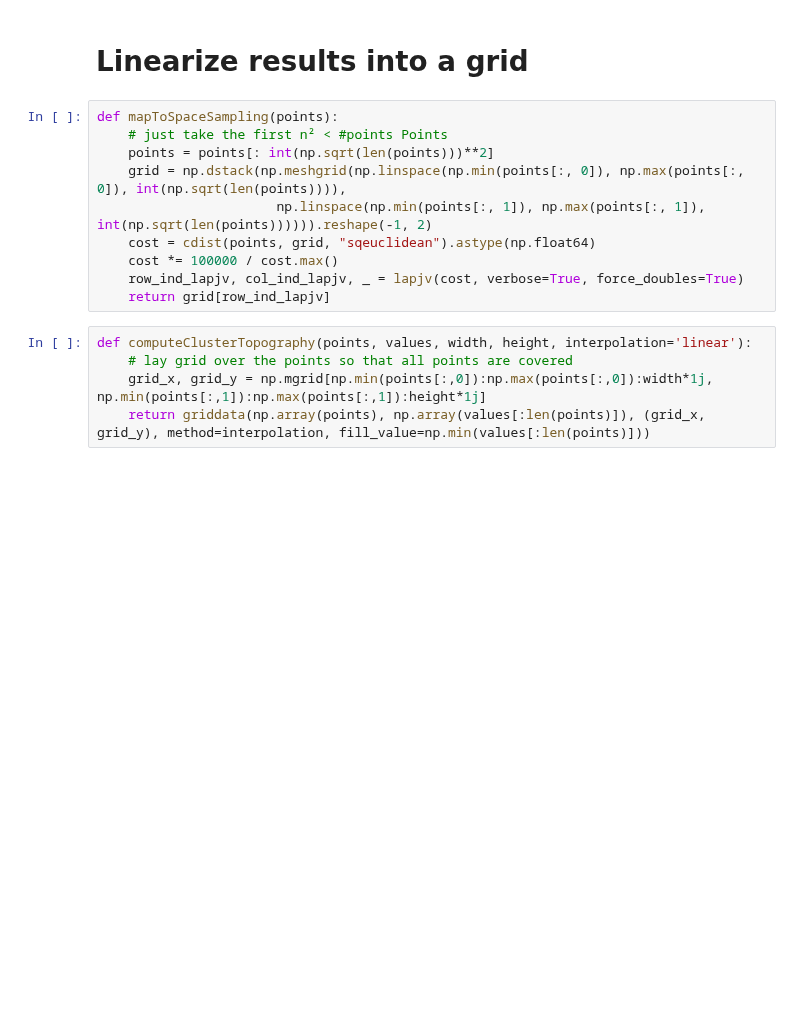
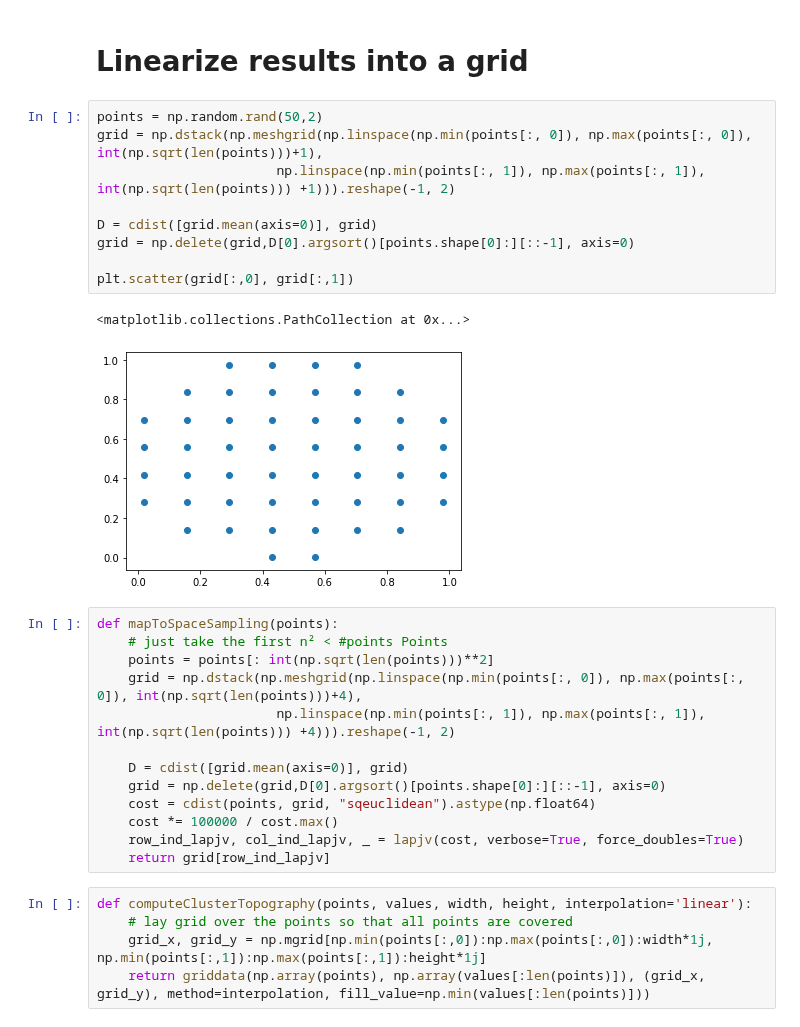
Before and after one commit to FUB-HCC/IKON-backend, a Jupyter notebook: src/topicextraction/nlp/nlp_pipeline.ipynb, the cells around one changed output. Saved outputs shown, nothing was run; the diff lists cells and outputs as text; blank space fills up the shorter version.

```diff
--- a/src/topicextraction/nlp/nlp_pipeline.ipynb
+++ b/src/topicextraction/nlp/nlp_pipeline.ipynb
@@ -475,12 +464,27 @@ def dimReductiontSNE(tfs_reduced, perplexity=30, learning_rate=100, targetDim=2)
     return tfs_2d
 # %% [markdown]
 # Linearize results into a grid
+# %%
+points = np.random.rand(50,2)
+grid = np.dstack(np.meshgrid(np.linspace(np.min(points[:, 0]), np.max(points[:, 0]), int(np.sqrt(len(points)))+1),
+                       np.linspace(np.min(points[:, 1]), np.max(points[:, 1]), int(np.sqrt(len(points))) +1))).reshape(-1, 2)
+
+D = cdist([grid.mean(axis=0)], grid)
+grid = np.delete(grid,D[0].argsort()[points.shape[0]:][::-1], axis=0)
+
+plt.scatter(grid[:,0], grid[:,1])
+# %% [output]
+<matplotlib.collections.PathCollection at 0x...>
+[figure, added]
 # %%
 def mapToSpaceSampling(points):
     # just take the first n² < #points Points
     points = points[: int(np.sqrt(len(points)))**2]
-    grid = np.dstack(np.meshgrid(np.linspace(np.min(points[:, 0]), np.max(points[:, 0]), int(np.sqrt(len(points)))),
-                       np.linspace(np.min(points[:, 1]), np.max(points[:, 1]), int(np.sqrt(len(points)))))).reshape(-1, 2)
+    grid = np.dstack(np.meshgrid(np.linspace(np.min(points[:, 0]), np.max(points[:, 0]), int(np.sqrt(len(points)))+4),
+                       np.linspace(np.min(points[:, 1]), np.max(points[:, 1]), int(np.sqrt(len(points))) +4))).reshape(-1, 2)
+
+    D = cdist([grid.mean(axis=0)], grid)
+    grid = np.delete(grid,D[0].argsort()[points.shape[0]:][::-1], axis=0)
     cost = cdist(points, grid, "sqeuclidean").astype(np.float64)
     cost *= 100000 / cost.max()
     row_ind_lapjv, col_ind_lapjv, _ = lapjv(cost, verbose=True, force_doubles=True)
```
Also changed, not shown: parts of 15 cells of this notebook.
